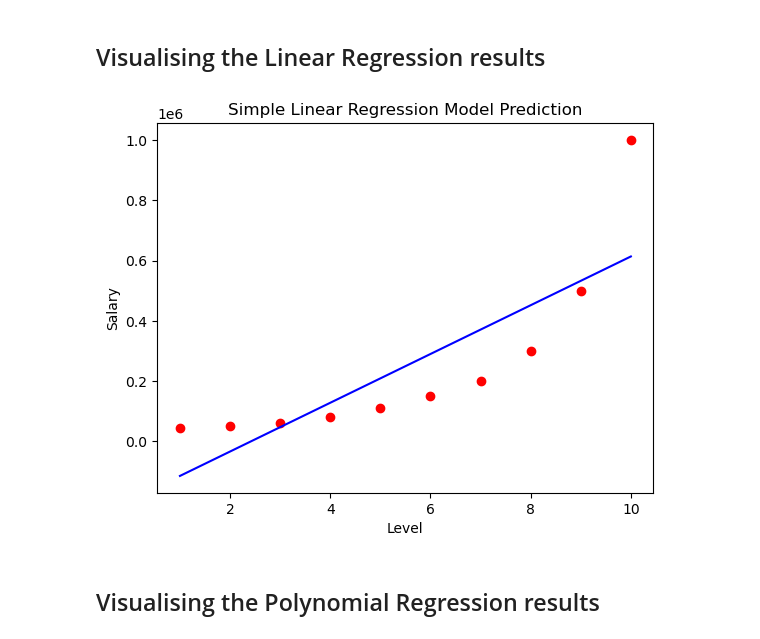
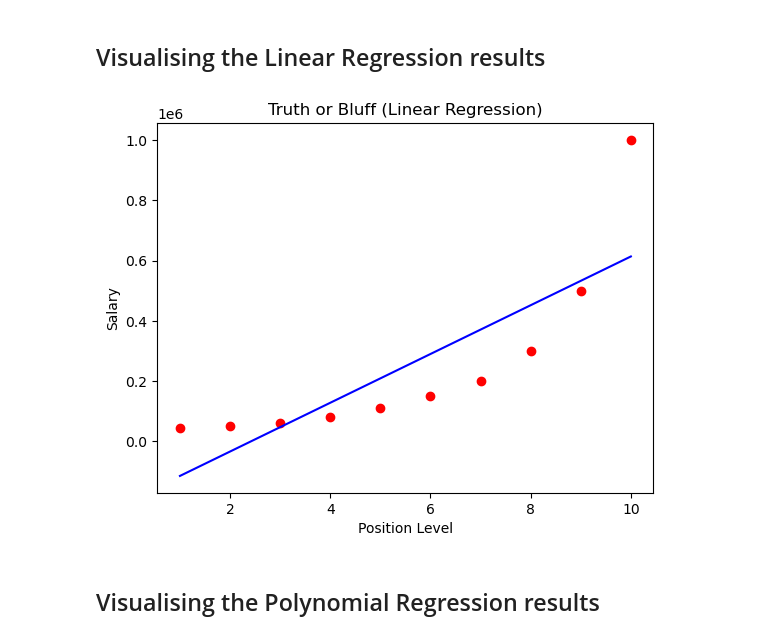
Before and after one commit to salauddin-shimul/intro-to-ml-az, a Jupyter notebook: 02_regression/3.polynomial_regression/exercise.ipynb, the cells around one changed output. Drawn from its saved outputs; the diff is of its cells as text; code cells hidden in the pictures.

```diff
--- a/02_regression/3.polynomial_regression/exercise.ipynb
+++ b/02_regression/3.polynomial_regression/exercise.ipynb
@@ -41,7 +41,7 @@ LinearRegression()
 We make a new matrix with different powers (degrees) of the one feature we have. For the current dataset, it is level. Then we again train a linear regression model with the new matrix.
 # %%
 from sklearn.preprocessing import PolynomialFeatures
-pol_reg = PolynomialFeatures(degree = 2)
+pol_reg = PolynomialFeatures(degree = 5)
 x_poly = pol_reg.fit_transform(x)
 
 lin_reg_2 = LinearRegression()
@@ -53,11 +53,11 @@ LinearRegression()
 # %%
 plt.scatter(x, y, color = 'red')
 plt.plot(x, lin_reg.predict(x), color = 'blue')
-plt.title("Simple Linear Regression Model Prediction")
-plt.xlabel("Level")
-plt.ylabel("Salary")
+plt.title('Truth or Bluff (Linear Regression)')
+plt.xlabel('Position Level')
+plt.ylabel('Salary')
 plt.show()
 # %% [output]
-[figure, old version]
+[figure, new version]
 # %% [markdown]
 ## Visualising the Polynomial Regression results
```
Also changed, not shown: parts of 2 cells of this notebook.
